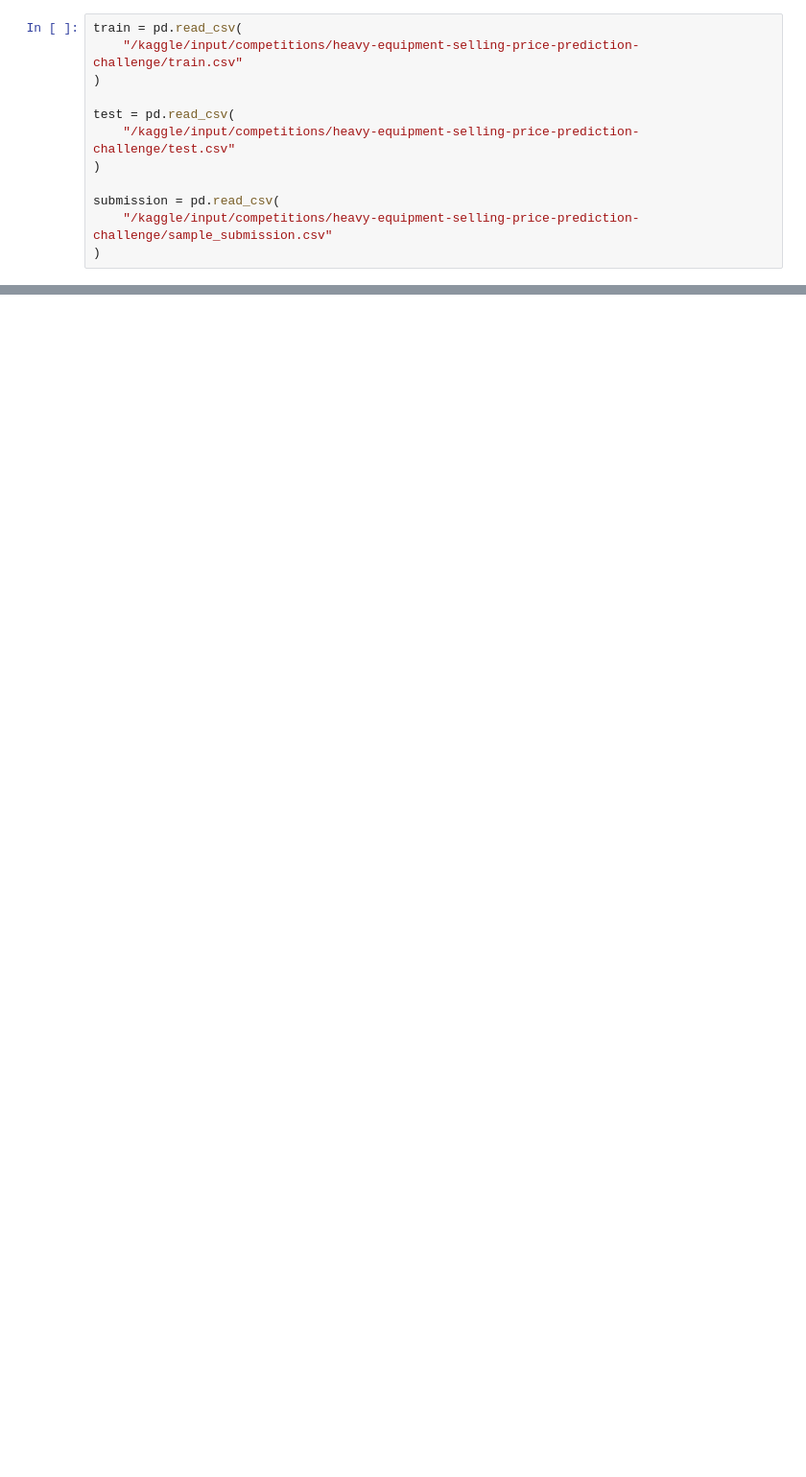
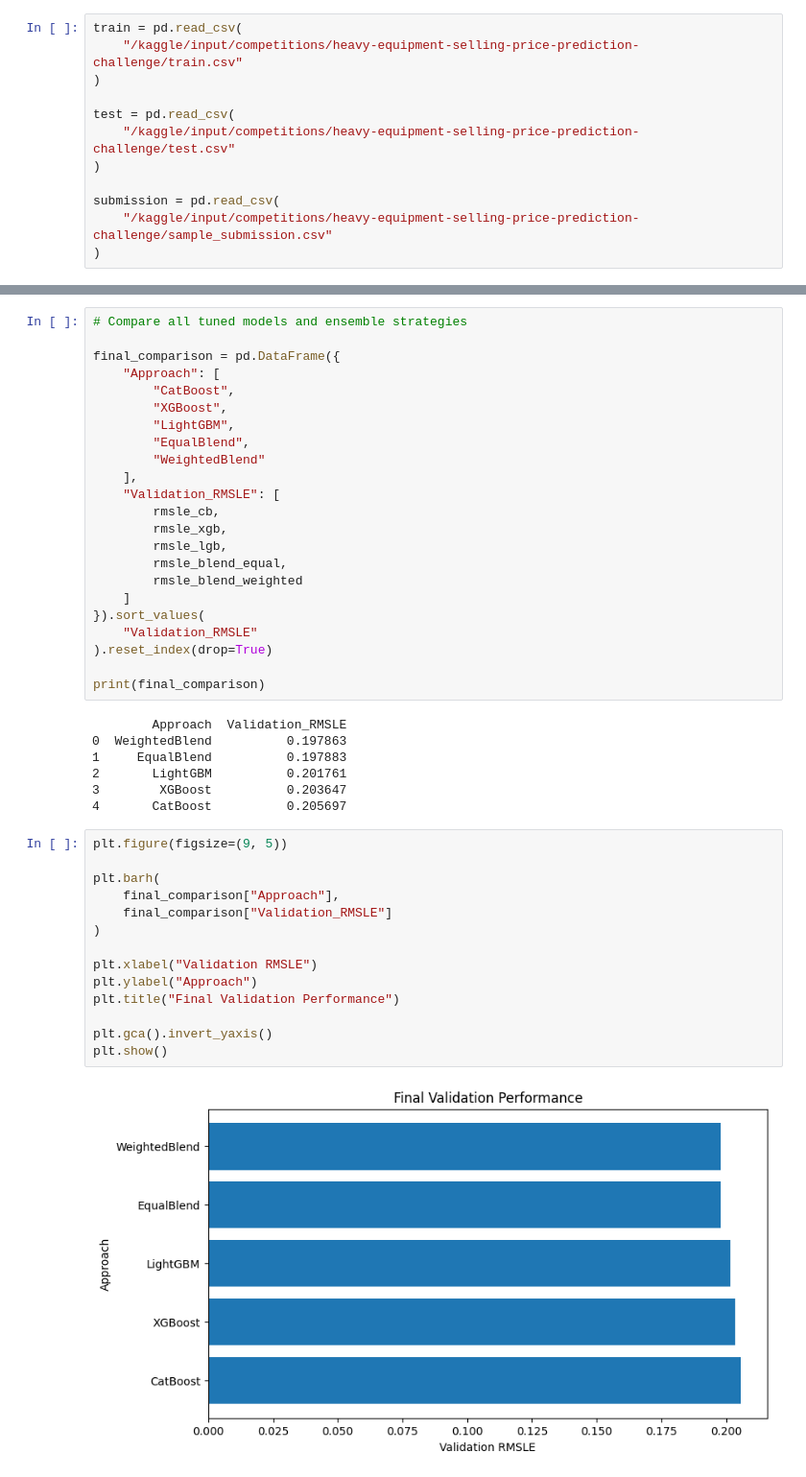
Before and after one commit to i-shashikant/Heavy-Equipment-Price-Prediction-MLP, a Jupyter notebook: 24f2003930-notebook-2026t2.ipynb, the cells around one changed output, grey strips where cells are left out. Shown at 96% size. Drawn from its saved outputs; the diff is of its cells as text; blank space fills up the shorter version.

```diff
--- a/24f2003930-notebook-2026t2.ipynb
+++ b/24f2003930-notebook-2026t2.ipynb
@@ -812,0 +1356,46 @@ Saved submission.csv using: EqualBlend
+# %%
+# Compare all tuned models and ensemble strategies
+
+final_comparison = pd.DataFrame({
+    "Approach": [
+        "CatBoost",
+        "XGBoost",
+        "LightGBM",
+        "EqualBlend",
+        "WeightedBlend"
+    ],
+    "Validation_RMSLE": [
+        rmsle_cb,
+        rmsle_xgb,
+        rmsle_lgb,
+        rmsle_blend_equal,
+        rmsle_blend_weighted
+    ]
+}).sort_values(
+    "Validation_RMSLE"
+).reset_index(drop=True)
+
+print(final_comparison)
+# %% [output]
+        Approach  Validation_RMSLE
+0  WeightedBlend          0.197863
+1     EqualBlend          0.197883
+2       LightGBM          0.201761
+3        XGBoost          0.203647
+4       CatBoost          0.205697
+# %%
+plt.figure(figsize=(9, 5))
+
+plt.barh(
+    final_comparison["Approach"],
+    final_comparison["Validation_RMSLE"]
+)
+
+plt.xlabel("Validation RMSLE")
+plt.ylabel("Approach")
+plt.title("Final Validation Performance")
+
+plt.gca().invert_yaxis()
+plt.show()
+# %% [output]
+[figure, added]
```
Also changed, not shown: parts of 126 cells of this notebook.
